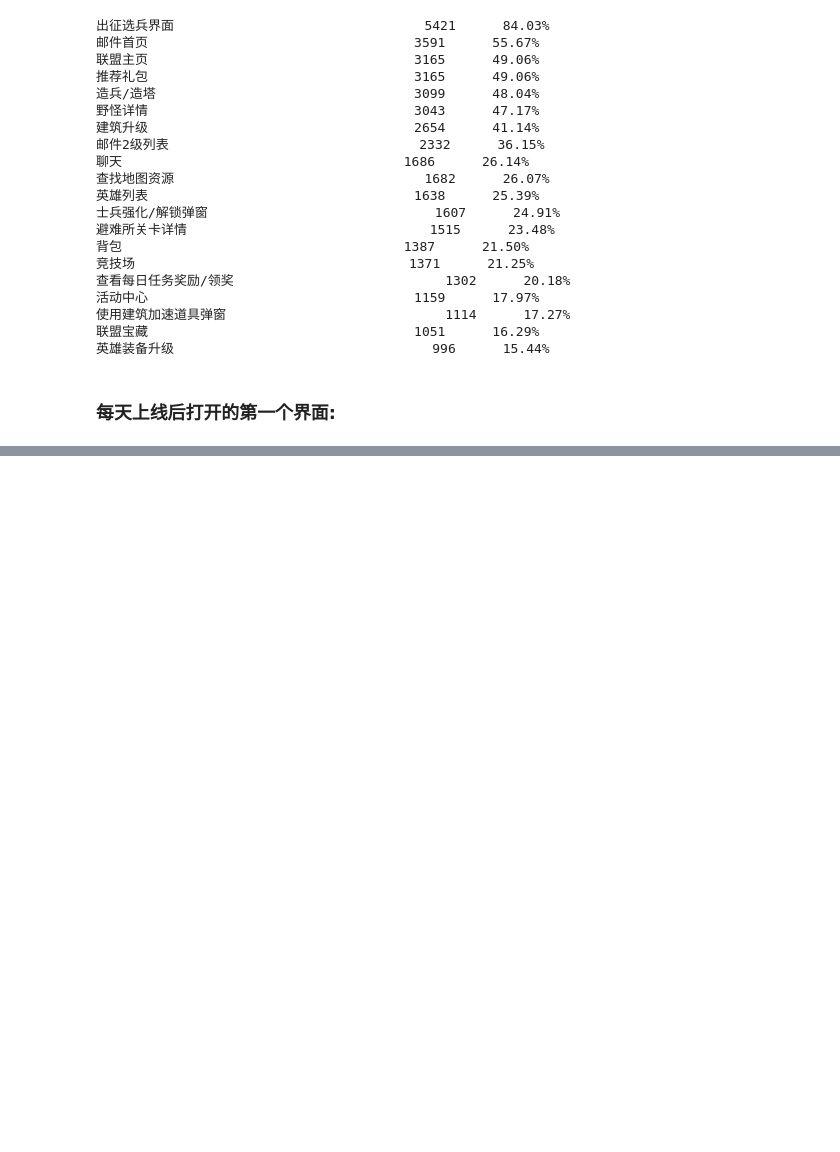
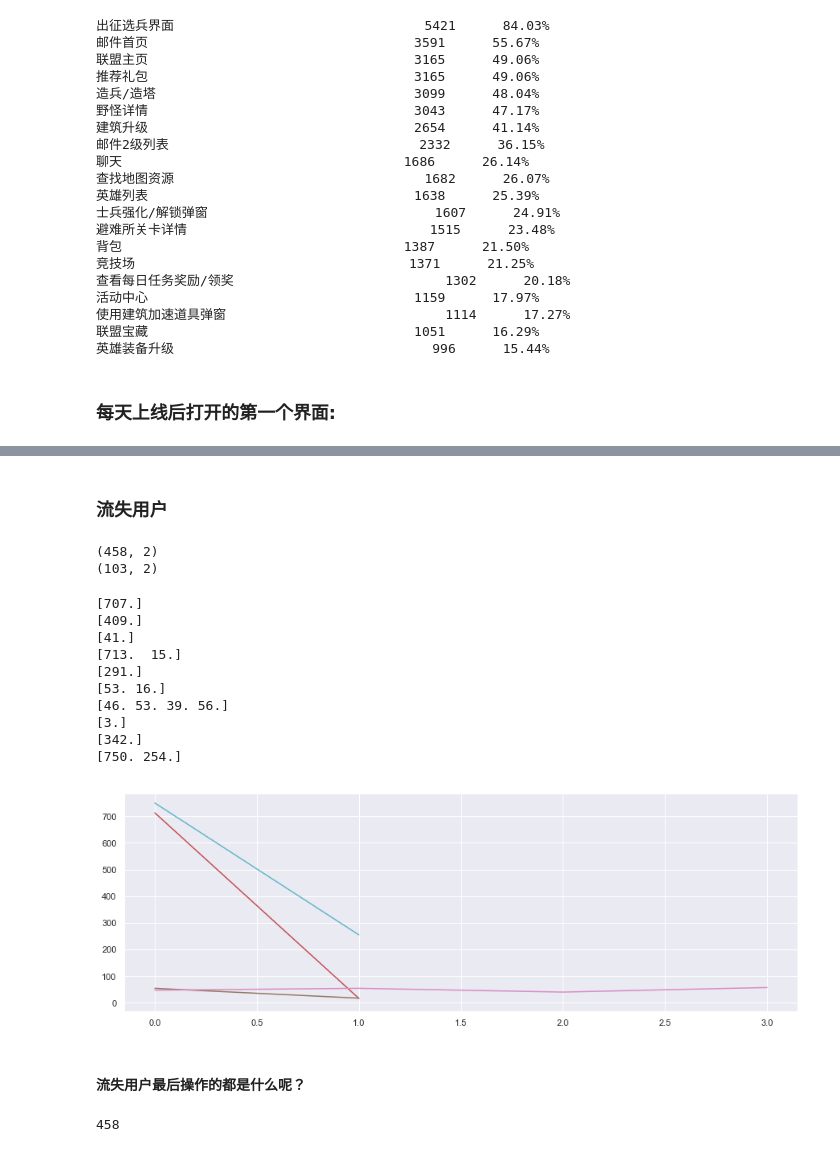
Before and after one commit to GuoQPro/user_operation_analysis, a Jupyter notebook: EOT_USER_OP_RECORD.ipynb, the cells around one changed output, grey strips where cells are left out. Drawn from its saved outputs; the diff is of its cells as text; code cells hidden in the pictures; blank space fills up the shorter version.

```diff
--- a/EOT_USER_OP_RECORD.ipynb
+++ b/EOT_USER_OP_RECORD.ipynb
@@ -446,0 +468,57 @@ for index, row in pd_total_most_accessed.iloc[:TOP_N].iterrows():
+# %% [markdown]
+### 流失用户
+# %%
+
+def is_churn_user(x):
+    #today = datetime.datetime.now();
+    #day_num = convert_datestring_to_day_num(today.strftime("%d/%m/%y"));
+
+    latest_info_date = "05/15/19";
+    latest_day_num = convert_datestring_to_day_num(latest_info_date);
+    last_login_day = x["max"];
+    total_login_day_num = x["len"];
+
+    if last_login_day <= latest_day_num - 2:
+        return True;
+    else:
+        return False;
+# %%
+#group users by user_id
+pd_user_id_group = parsed_data.groupby(["user_id"])["day_index"].agg([len, max]);
+churn_user_group = pd_user_id_group.loc[pd_user_group.apply(lambda x: (is_churn_user(x)), axis = 1)].sort_values(by = "len", ascending = False);
+print(churn_user_group.shape)
+
+print(churn_user_group.loc[churn_user_group["len"] > 2].shape)
+churn_user_id_list = churn_user_group.index;
+# %% [output]
+(458, 2)
+(103, 2)
+# %%
+sample_num = 10;
+sample_list = np.random.randint(0, len(churn_user_id_list), sample_num);
+plt.figure(figsize = (15, 5));
+for i in sample_list:
+    user_id = churn_user_id_list[i];
+    ordered_rec = parsed_data.loc[parsed_data["user_id"] == user_id].sort_values(by = "day_index");
+
+    data_array = np.array(ordered_rec["ui_num"]);
+    print(data_array)
+    sns.lineplot(data = data_array);
+# %% [output]
+[707.]
+[409.]
+[41.]
+[713.  15.]
+[291.]
+[53. 16.]
+[46. 53. 39. 56.]
+[3.]
+[342.]
+[750. 254.]
+[figure, added]
+# %% [markdown]
+#### 流失用户最后操作的都是什么呢？
+# %%
+len(churn_user_id_list)
+# %% [output]
+458
```
Also changed, not shown: parts of 13 cells of this notebook, 1 other file.
